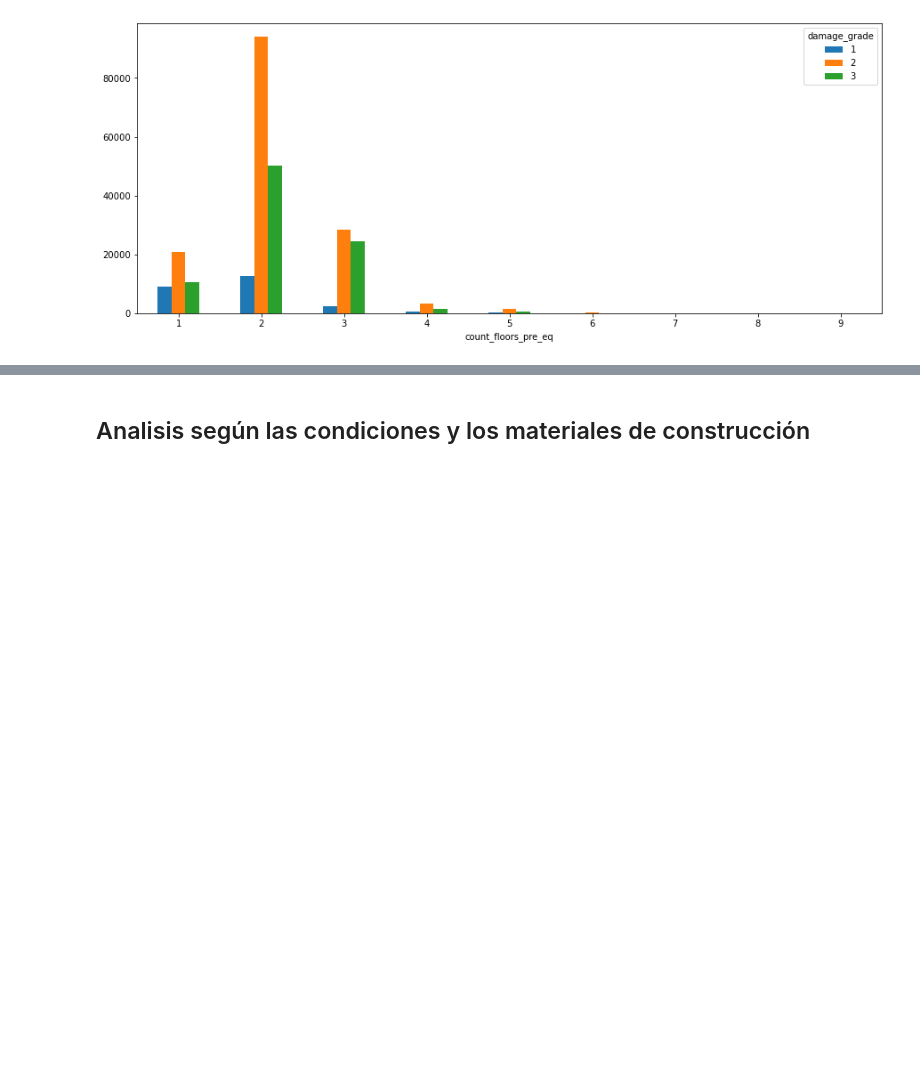
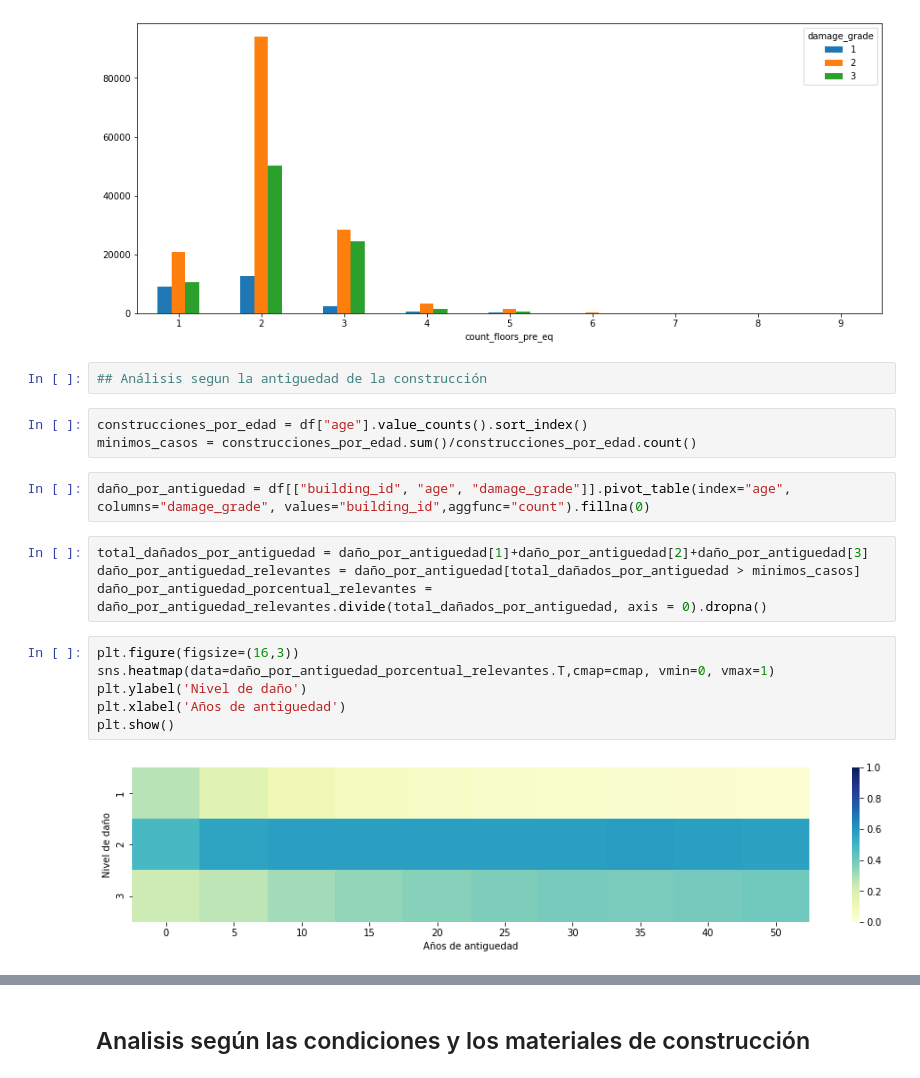
Before and after one commit to franvinas/7506-tp1, a Jupyter notebook: tp1.ipynb, the cells around one changed output, grey strips where cells are left out. Saved outputs shown, nothing was run; the diff lists cells and outputs as text; blank space fills up the shorter version.

Commit message:
Juan: agregado analisis de daño por antiguedad
Co-authored-by: JuanBotter <jbotter@fi.uba.ar>

```diff
--- a/tp1.ipynb
+++ b/tp1.ipynb
@@ -509,3 +509,22 @@ df[['count_floors_pre_eq', 'damage_grade']].value_counts().to_frame().rename(col
 # %% [output]
 <AxesSubplot:xlabel='count_floors_pre_eq'>
 [figure]
+# %%
+## Análisis segun la antiguedad de la construcción
+# %%
+construcciones_por_edad = df["age"].value_counts().sort_index()
+minimos_casos = construcciones_por_edad.sum()/construcciones_por_edad.count()
+# %%
+daño_por_antiguedad = df[["building_id", "age", "damage_grade"]].pivot_table(index="age", columns="damage_grade", values="building_id",aggfunc="count").fillna(0)
+# %%
+total_dañados_por_antiguedad = daño_por_antiguedad[1]+daño_por_antiguedad[2]+daño_por_antiguedad[3]
+daño_por_antiguedad_relevantes = daño_por_antiguedad[total_dañados_por_antiguedad > minimos_casos]
+daño_por_antiguedad_porcentual_relevantes = daño_por_antiguedad_relevantes.divide(total_dañados_por_antiguedad, axis = 0).dropna()
+# %%
+plt.figure(figsize=(16,3))
+sns.heatmap(data=daño_por_antiguedad_porcentual_relevantes.T,cmap=cmap, vmin=0, vmax=1)
+plt.ylabel('Nivel de daño')
+plt.xlabel('Años de antiguedad')
+plt.show()
+# %% [output]
+[figure, added]
```
Also changed, not shown: parts of 3 cells of this notebook.
